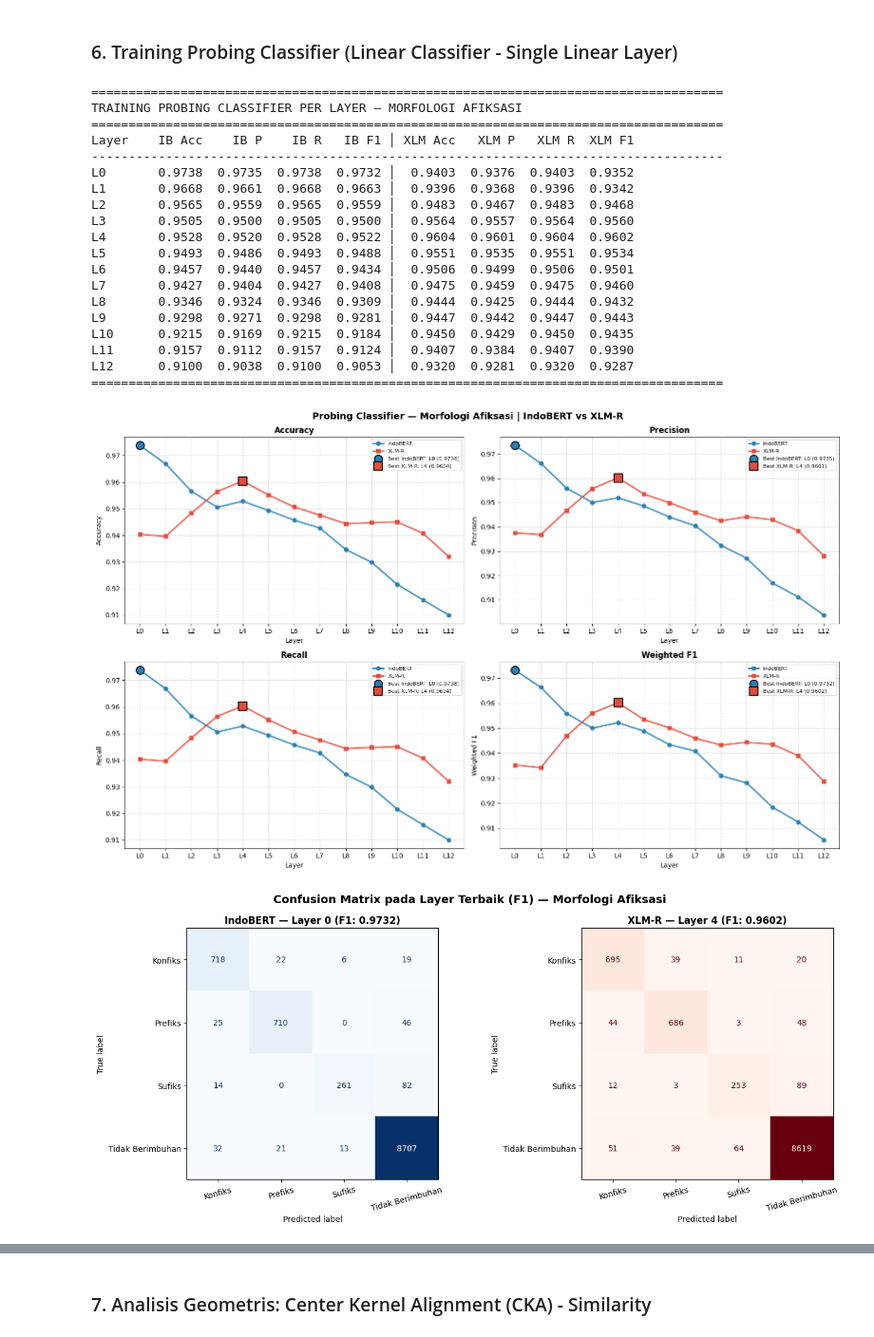
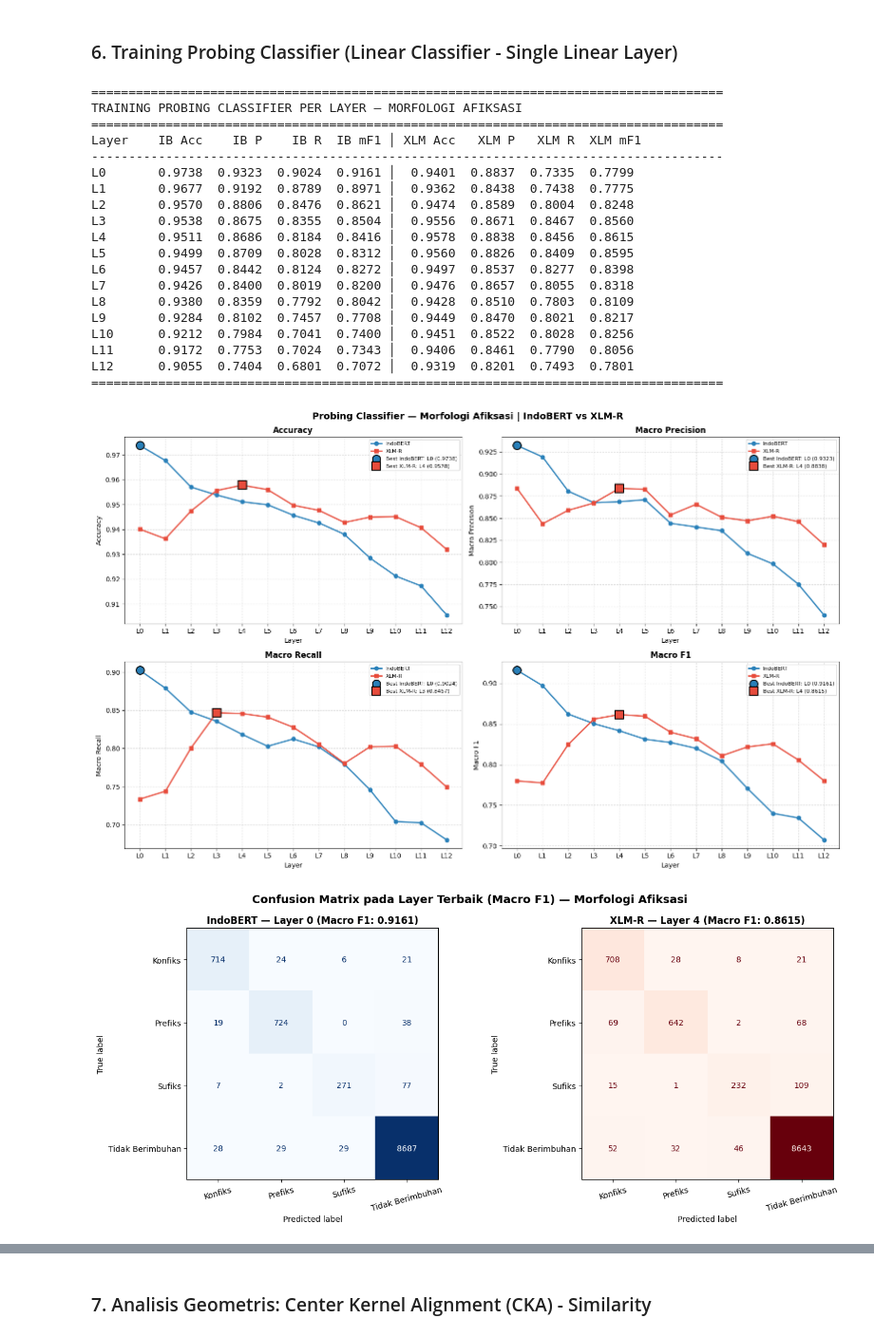
Before and after one commit to mfaqihzacky/IndoBERT-LayerWise, a Jupyter notebook: notebook/AnalisisLayerwise.ipynb, the cells around one changed output, grey strips where cells are left out. Shown at 95% size. Saved outputs shown, nothing was run; the diff lists cells and outputs as text; code cells hidden in the pictures.

```diff
--- a/notebook/AnalisisLayerwise.ipynb
+++ b/notebook/AnalisisLayerwise.ipynb
@@ -469,9 +469,9 @@ def train_probe(X_train, y_train, X_eval, y_eval,
 
     y_np  = y_ev.numpy()
     acc   = accuracy_score(y_np, y_pred)
-    f1    = f1_score(y_np, y_pred, average='weighted')
-    prec  = precision_score(y_np, y_pred, average='weighted', zero_division=0)
-    rec   = recall_score(y_np, y_pred, average='weighted', zero_division=0)
+    f1    = f1_score(y_np, y_pred, average='macro', zero_division=0)
+    prec  = precision_score(y_np, y_pred, average='macro', zero_division=0)
+    rec   = recall_score(y_np, y_pred, average='macro', zero_division=0)
 
     if return_preds:
         return acc, f1, prec, rec, y_pred
@@ -487,8 +487,8 @@ results = {
 print("\n" + "=" * 85)
 print("TRAINING PROBING CLASSIFIER PER LAYER — MORFOLOGI AFIKSASI")
 print("=" * 85)
-print(f"{'Layer':<7} {'IB Acc':>7} {'IB P':>7} {'IB R':>7} {'IB F1':>7} │ "
-      f"{'XLM Acc':>7} {'XLM P':>7} {'XLM R':>7} {'XLM F1':>7}")
+print(f"{'Layer':<7} {'IB Acc':>7} {'IB P':>7} {'IB R':>7} {'IB mF1':>7} │ "
+      f"{'XLM Acc':>7} {'XLM P':>7} {'XLM R':>7} {'XLM mF1':>8}")
 print("-" * 85)
 
 for layer_idx in range(NUM_LAYERS):
@@ -527,13 +527,13 @@ best = {
     for model in ['indobert', 'xlmr']
 }
 
-# ── Visualisasi Line Plot (Acc, Precision, Recall, F1) ───────────────────
+# ── Visualisasi Line Plot (Acc, Precision, Recall, Macro F1) ─────────────
 layer_ticks  = [f"L{i}" for i in range(NUM_LAYERS)]
 metrics_plot = [
     ('acc',       'Accuracy'),
-    ('precision', 'Precision'),
-    ('recall',    'Recall'),
-    ('f1',        'Weighted F1'),
+    ('precision', 'Macro Precision'),
+    ('recall',    'Macro Recall'),
+    ('f1',        'Macro F1'),
 ]
 
 fig, axes = plt.subplots(2, 2, figsize=(16, 10))
@@ -568,11 +568,11 @@ for ax, (metric, title) in zip(axes, metrics_plot):
 plt.tight_layout()
 plt.show()
 
-# ── Confusion Matrix pada Layer Terbaik F1 ───────────────────────────────
+# ── Confusion Matrix pada Layer Terbaik Macro F1 ─────────────────────────
 CLASS_NAMES = list(label_encoder.classes_)
 
 fig, axes = plt.subplots(1, 2, figsize=(14, 6))
-fig.suptitle('Confusion Matrix pada Layer Terbaik (F1) — Morfologi Afiksasi',
+fig.suptitle('Confusion Matrix pada Layer Terbaik (Macro F1) — Morfologi Afiksasi',
              fontsize=14, fontweight='bold')
 
 for ax, model_key, model_name, color in zip(
@@ -586,7 +586,7 @@ for ax, model_key, model_name, color in zip(
     disp = ConfusionMatrixDisplay(confusion_matrix=cm, display_labels=CLASS_NAMES)
     disp.plot(ax=ax, colorbar=False, cmap=color)
     ax.set_title(f'{model_name} — Layer {b} '
-                 f'(F1: {results[model_key]["f1"][b]:.4f})',
+                 f'(Macro F1: {results[model_key]["f1"][b]:.4f})',
                  fontweight='bold')
     ax.tick_params(axis='x', rotation=15)
 
@@ -594,54 +594,54 @@ plt.tight_layout()
 plt.show()
 
 # ── Tabel Ringkasan ───────────────────────────────────────────────────────
-METRICS = [('acc', 'Acc'), ('precision', 'Prec'), ('recall', 'Rec'), ('f1', 'F1')]
+METRICS = [('acc', 'Acc'), ('precision', 'Prec'), ('recall', 'Rec'), ('f1', 'mF1')]
 
-# Tandai baris terbaik berdasarkan F1
+# Tandai baris terbaik berdasarkan Macro F1
 best_ib_row  = best['indobert']['f1']
 best_xlm_row = best['xlmr']['f1']
 
 # Header
 col_w = 8
 sep   = "─" * (7 + (col_w + 1) * 4 + 3 + (col_w + 1) * 4)
 header_metrics = "".join(f"{lbl:>{col_w}}" for _, lbl in METRICS)
 
 print(f"\n{'─' * len(sep)}")
 print(f"  RINGKASAN HASIL PROBING CLASSIFIER — MORFOLOGI AFIKSASI")
 print(f"{'─' * len(sep)}")
 print(f"{'':7}  {'── IndoBERT ──':^{(col_w+1)*4}}   {'── XLM-R ──':^{(col_w+1)*4}}")
 print(f"{'Layer':<7} {header_metrics}   {header_metrics}")
 print(f"{'─' * len(sep)}")
 
 for i in range(NUM_LAYERS):
     ib_vals  = "".join(f"{results['indobert'][m][i]:>{col_w}.4f}" for m, _ in METRICS)
     xlm_vals = "".join(f"{results['xlmr'][m][i]:>{col_w}.4f}"     for m, _ in METRICS)
     tag = " ✦ best IB"  if i == best_ib_row  else \
           " ✦ best XLM" if i == best_xlm_row else ""
     print(f"L{i:<6} {ib_vals}   {xlm_vals}{tag}")
 
 print(f"{'─' * len(sep)}")
 # %% [output]
 =====================================================================================
 TRAINING PROBING CLASSIFIER PER LAYER — MORFOLOGI AFIKSASI
 =====================================================================================
-Layer    IB Acc    IB P    IB R   IB F1 │ XLM Acc   XLM P   XLM R  XLM F1
+Layer    IB Acc    IB P    IB R  IB mF1 │ XLM Acc   XLM P   XLM R  XLM mF1
 -------------------------------------------------------------------------------------
-L0       0.9738  0.9735  0.9738  0.9732 │  0.9403  0.9376  0.9403  0.9352
-L1       0.9668  0.9661  0.9668  0.9663 │  0.9396  0.9368  0.9396  0.9342
-L2       0.9565  0.9559  0.9565  0.9559 │  0.9483  0.9467  0.9483  0.9468
-L3       0.9505  0.9500  0.9505  0.9500 │  0.9564  0.9557  0.9564  0.9560
-L4       0.9528  0.9520  0.9528  0.9522 │  0.9604  0.9601  0.9604  0.9602
-L5       0.9493  0.9486  0.9493  0.9488 │  0.9551  0.9535  0.9551  0.9534
-L6       0.9457  0.9440  0.9457  0.9434 │  0.9506  0.9499  0.9506  0.9501
-L7       0.9427  0.9404  0.9427  0.9408 │  0.9475  0.9459  0.9475  0.9460
-L8       0.9346  0.9324  0.9346  0.9309 │  0.9444  0.9425  0.9444  0.9432
-L9       0.9298  0.9271  0.9298  0.9281 │  0.9447  0.9442  0.9447  0.9443
-L10      0.9215  0.9169  0.9215  0.9184 │  0.9450  0.9429  0.9450  0.9435
-L11      0.9157  0.9112  0.9157  0.9124 │  0.9407  0.9384  0.9407  0.9390
-L12      0.9100  0.9038  0.9100  0.9053 │  0.9320  0.9281  0.9320  0.9287
+L0       0.9738  0.9323  0.9024  0.9161 │  0.9401  0.8837  0.7335  0.7799
+L1       0.9677  0.9192  0.8789  0.8971 │  0.9362  0.8438  0.7438  0.7775
+L2       0.9570  0.8806  0.8476  0.8621 │  0.9474  0.8589  0.8004  0.8248
+L3       0.9538  0.8675  0.8355  0.8504 │  0.9556  0.8671  0.8467  0.8560
+L4       0.9511  0.8686  0.8184  0.8416 │  0.9578  0.8838  0.8456  0.8615
+L5       0.9499  0.8709  0.8028  0.8312 │  0.9560  0.8826  0.8409  0.8595
+L6       0.9457  0.8442  0.8124  0.8272 │  0.9497  0.8537  0.8277  0.8398
+L7       0.9426  0.8400  0.8019  0.8200 │  0.9476  0.8657  0.8055  0.8318
+L8       0.9380  0.8359  0.7792  0.8042 │  0.9428  0.8510  0.7803  0.8109
+L9       0.9284  0.8102  0.7457  0.7708 │  0.9449  0.8470  0.8021  0.8217
+L10      0.9212  0.7984  0.7041  0.7400 │  0.9451  0.8522  0.8028  0.8256
+L11      0.9172  0.7753  0.7024  0.7343 │  0.9406  0.8461  0.7790  0.8056
+L12      0.9055  0.7404  0.6801  0.7072 │  0.9319  0.8201  0.7493  0.7801
 =====================================================================================
-[figure, old version]
+[figure, new version]
-[figure, old version]
+[figure, new version]
 ──────────────────────────────────────────────────────────────────────────────────
   RINGKASAN HASIL PROBING CLASSIFIER — MORFOLOGI AFIKSASI
 ──────────────────────────────────────────────────────────────────────────────────
```
Also changed, not shown: parts of 25 cells of this notebook.
